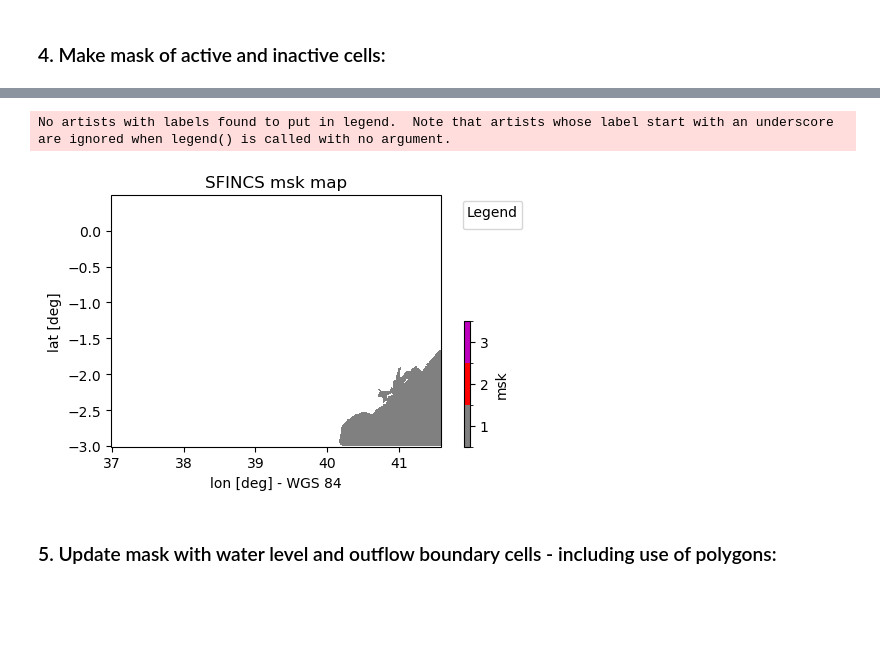
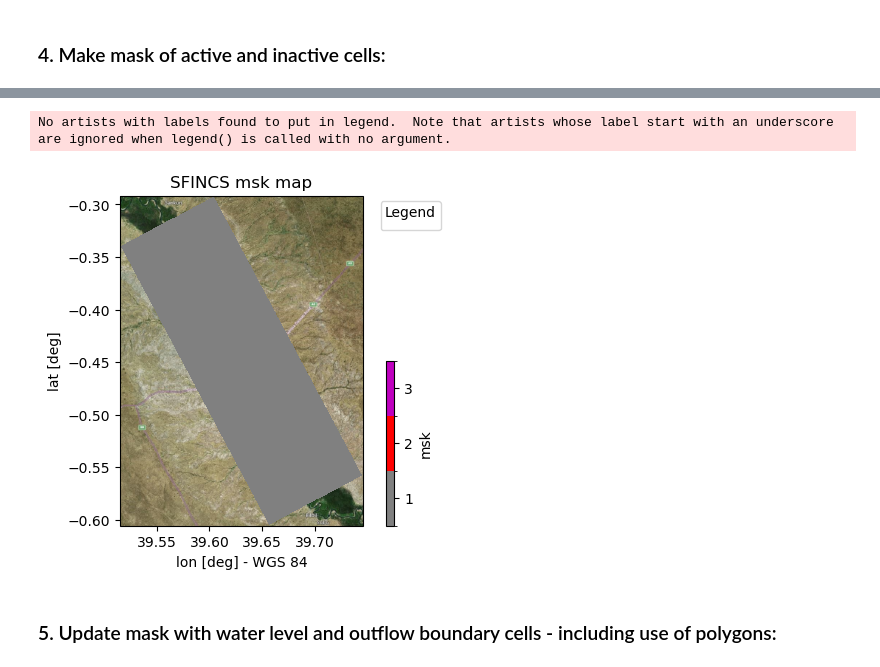
Before and after one commit to pjdebruijn2505/Git_mdp, a Jupyter notebook: SFINCS/a_setup_model.ipynb, the cells around one changed output, grey strips where cells are left out. Cells and saved outputs as stored; diff of their text form; code cells hidden in the pictures; blank space fills up the shorter version.

```diff
--- a/SFINCS/a_setup_model.ipynb
+++ b/SFINCS/a_setup_model.ipynb
@@ -47,7 +48,7 @@ logger = setuplog("prepare data catalog", log_level=10)
 # %%
 model_root = Path(r"model")
 data_libs = [
-    Path(r"data/1_static/data_static.yml"),
+    Path(r"data/1_static/data_static_garissa.yml"),
     #Path(r"data/2_forcing/data_forcing.yml"),
 ]
 base_root = Path(r"model/base")
@@ -93,7 +106,6 @@ No artists with labels found to put in legend.  Note that artists whose label st
 # %% [markdown]
 ### 4. Make mask of active and inactive cells:
 # %%
-# TODO
-model.setup_mask_active("osm_coastlines", reset_mask=True)
-_ = model.plot_basemap(variable="msk", plot_bounds=True)
+model.setup_mask_active(zmin=120, reset_mask=True)
+_ = model.plot_basemap(variable="msk", plot_bounds=True, bmap="sat", zoomlevel=12)
 # %% [output]
@@ -105,5 +115,5 @@ _ = model.plot_basemap(variable="msk", plot_bounds=True)
 No artists with labels found to put in legend.  Note that artists whose label start with an underscore are ignored when legend() is called with no argument.
-[figure, old version]
+[figure, new version]
 # %% [markdown]
 ### 5. Update mask with water level and outflow boundary cells - including use of polygons:
 # %%
```
Also changed, not shown: parts of 21 cells of this notebook, 58 other files.
